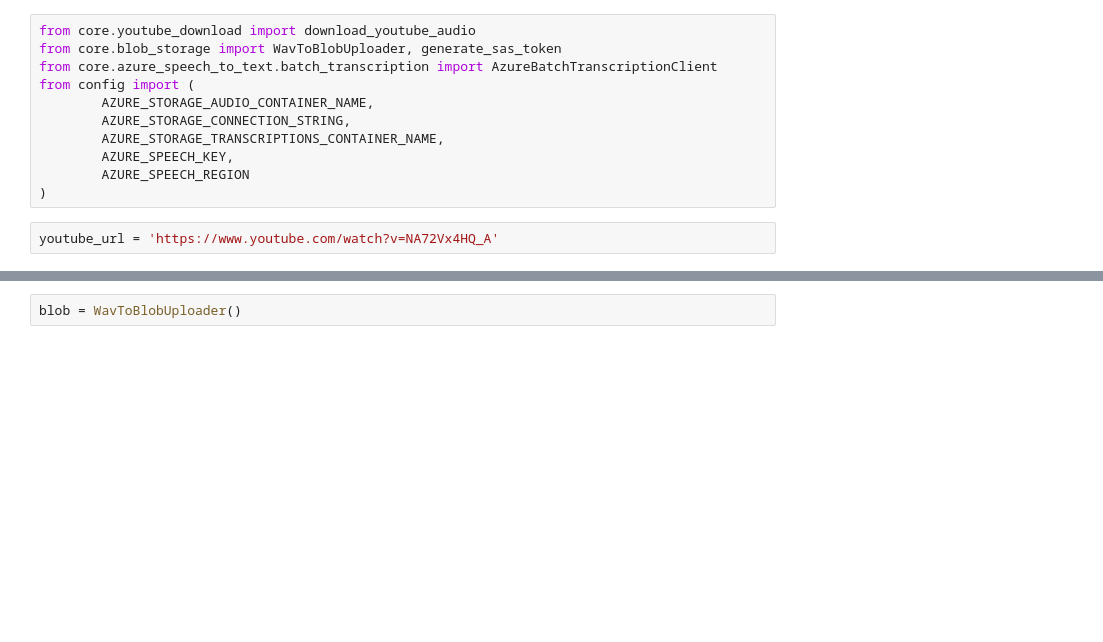
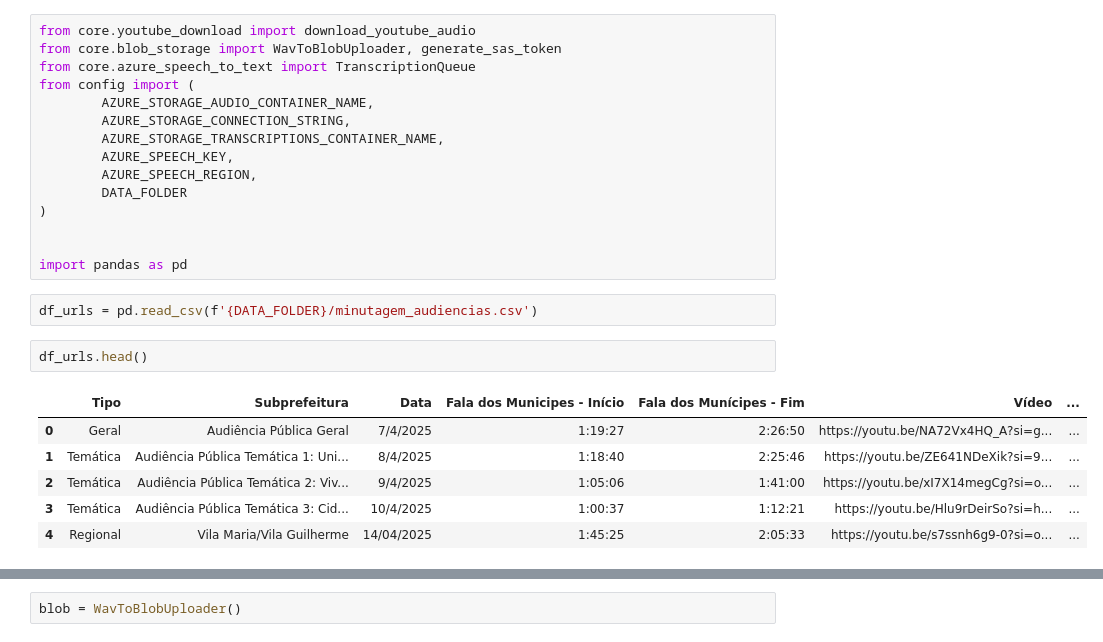
Before and after one commit to h-pgy/transcricao_audiencias_pdm, a Jupyter notebook: prototipo.ipynb, the cells around one changed output, grey strips where cells are left out. Cells and saved outputs as stored; diff of their text form; blank space fills up the shorter version.

Commit message:
refactor and queue job class

```diff
--- a/prototipo.ipynb
+++ b/prototipo.ipynb
@@ -1,13 +1,26 @@
 # %%
 from core.youtube_download import download_youtube_audio
 from core.blob_storage import WavToBlobUploader, generate_sas_token
-from core.azure_speech_to_text.batch_transcription import AzureBatchTranscriptionClient
+from core.azure_speech_to_text import TranscriptionQueue
 from config import (
         AZURE_STORAGE_AUDIO_CONTAINER_NAME,
         AZURE_STORAGE_CONNECTION_STRING,
         AZURE_STORAGE_TRANSCRIPTIONS_CONTAINER_NAME,
         AZURE_SPEECH_KEY,
-        AZURE_SPEECH_REGION
+        AZURE_SPEECH_REGION,
+        DATA_FOLDER
 )
+
+
+import pandas as pd
 # %%
-youtube_url = 'https://www.youtube.com/watch?v=NA72Vx4HQ_A'
+df_urls = pd.read_csv(f'{DATA_FOLDER}/minutagem_audiencias.csv')
+# %%
+df_urls.head()
+# %% [output]
+|  | Tipo | Subprefeitura | Data | Fala dos Municipes - Início | Fala dos Munícipes - Fim | Vídeo | ... |
+| 0 | Geral | Audiência Pública Geral | 7/4/2025 | 1:19:27 | 2:26:50 | https://youtu.be/NA72Vx4HQ_A?si=g... | ... |
+| 1 | Temática | Audiência Pública Temática 1: Uni... | 8/4/2025 | 1:18:40 | 2:25:46 | https://youtu.be/ZE641NDeXik?si=9... | ... |
+| 2 | Temática | Audiência Pública Temática 2: Viv... | 9/4/2025 | 1:05:06 | 1:41:00 | https://youtu.be/xI7X14megCg?si=o... | ... |
+| 3 | Temática | Audiência Pública Temática 3: Cid... | 10/4/2025 | 1:00:37 | 1:12:21 | https://youtu.be/Hlu9rDeirSo?si=h... | ... |
+| 4 | Regional | Vila Maria/Vila Guilherme | 14/04/2025 | 1:45:25 | 2:05:33 | https://youtu.be/s7ssnh6g9-0?si=o... | ... |
```
Also changed, not shown: parts of 18 cells of this notebook, 4 other files.
